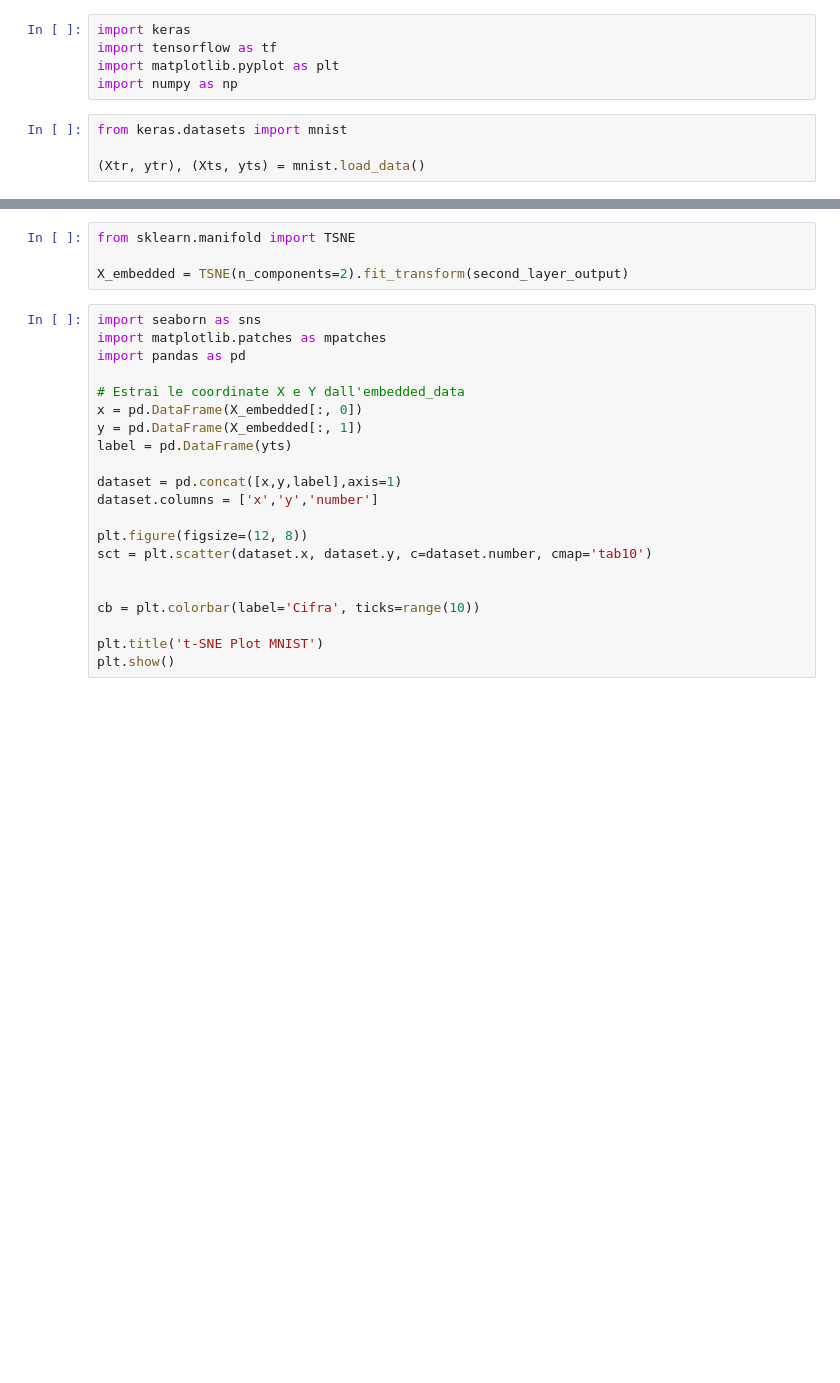
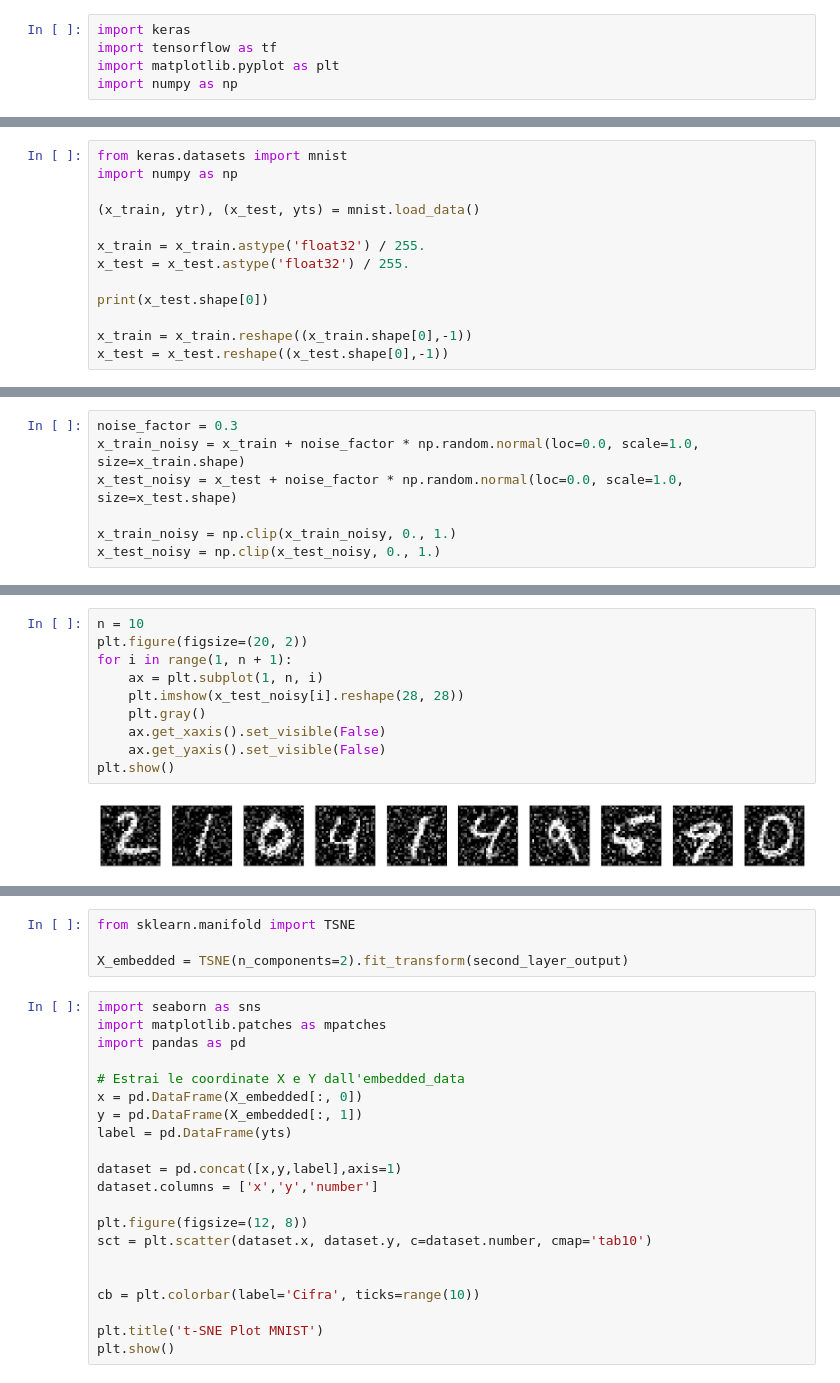
Before and after one commit to fefex302/ISPR-Assignments, a Jupyter notebook: autoencoders.ipynb, the cells around one changed output, grey strips where cells are left out. Cells and saved outputs as stored; diff of their text form; blank space fills up the shorter version.

```diff
--- a/autoencoders.ipynb
+++ b/autoencoders.ipynb
@@ -3,7 +3,3 @@ import keras
 import tensorflow as tf
 import matplotlib.pyplot as plt
 import numpy as np
-# %%
-from keras.datasets import mnist
-
-(Xtr, ytr), (Xts, yts) = mnist.load_data()
@@ -55,0 +6,13 @@ Epoch 20/20
+# %%
+from keras.datasets import mnist
+import numpy as np
+
+(x_train, ytr), (x_test, yts) = mnist.load_data()
+
+x_train = x_train.astype('float32') / 255.
+x_test = x_test.astype('float32') / 255.
+
+print(x_test.shape[0])
+
+x_train = x_train.reshape((x_train.shape[0],-1))
+x_test = x_test.reshape((x_test.shape[0],-1))
@@ -56 +21,8 @@ Epoch 20/20
+# %%
+noise_factor = 0.3
+x_train_noisy = x_train + noise_factor * np.random.normal(loc=0.0, scale=1.0, size=x_train.shape)
+x_test_noisy = x_test + noise_factor * np.random.normal(loc=0.0, scale=1.0, size=x_test.shape)
+
+x_train_noisy = np.clip(x_train_noisy, 0., 1.)
+x_test_noisy = np.clip(x_test_noisy, 0., 1.)
 # %%
@@ -58,2 +30,14 @@ Xtr_flat.shape
 # %% [output]
 (60000, 784)
+# %%
+n = 10
+plt.figure(figsize=(20, 2))
+for i in range(1, n + 1):
+    ax = plt.subplot(1, n, i)
+    plt.imshow(x_test_noisy[i].reshape(28, 28))
+    plt.gray()
+    ax.get_xaxis().set_visible(False)
+    ax.get_yaxis().set_visible(False)
+plt.show()
+# %% [output]
+[figure, added]
```
Also changed, not shown: parts of 18 cells of this notebook.
